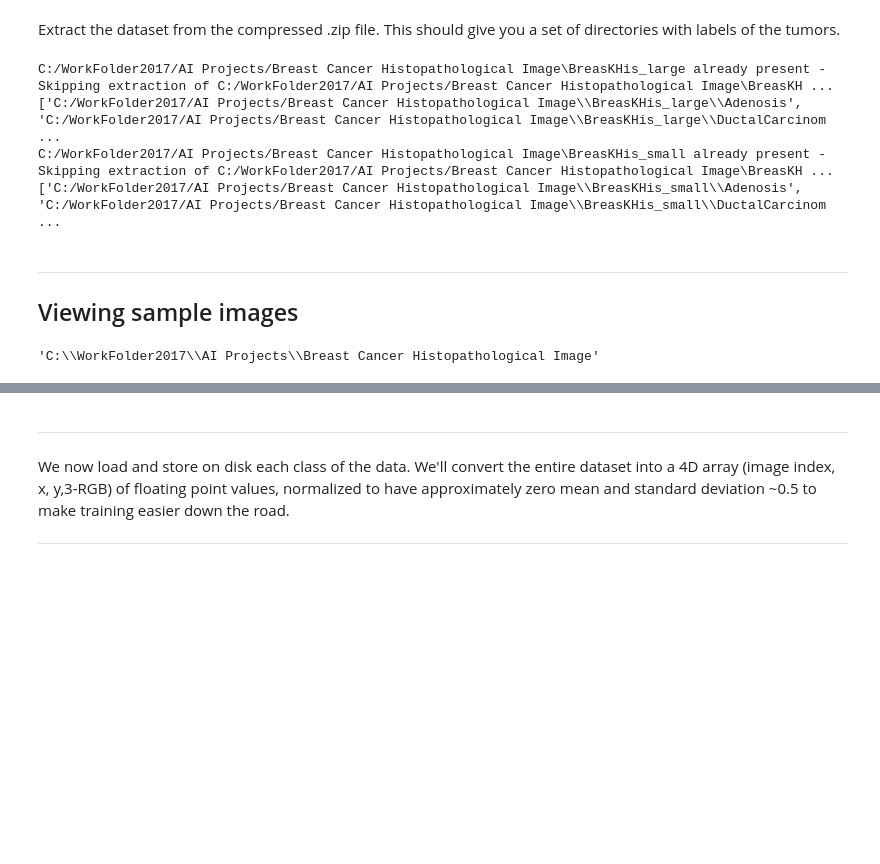
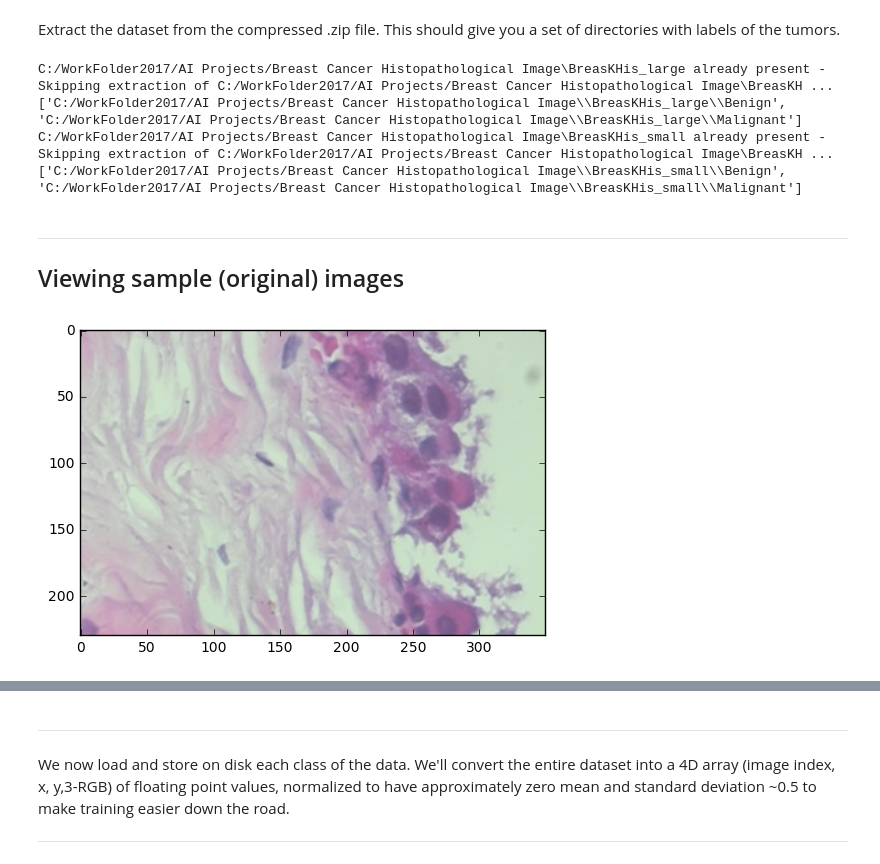
Before and after one commit to WedamN/Breast_Cancer_Image_Recognition, a Jupyter notebook: DeepLearningBreasKHis.ipynb, the cells around one changed output, grey strips where cells are left out. Saved outputs shown, nothing was run; the diff lists cells and outputs as text; code cells hidden in the pictures; blank space fills up the shorter version.

```diff
--- a/DeepLearningBreasKHis.ipynb
+++ b/DeepLearningBreasKHis.ipynb
@@ -74,7 +74,7 @@ Found and verified C:/WorkFolder2017/AI Projects/Breast Cancer Histopathological
 # %% [markdown]
 Extract the dataset from the compressed .zip file. This should give you a set of directories with labels of the tumors.
 # %%
-num_classes = 8
+num_classes = 2
 np.random.seed(133)
 
 def maybe_extract(filename, force=False):
@@ -102,15 +102,11 @@ train_folders = maybe_extract(train_filename)
 test_folders = maybe_extract(test_filename)
 # %% [output]
 C:/WorkFolder2017/AI Projects/Breast Cancer Histopathological Image\BreasKHis_large already present - Skipping extraction of C:/WorkFolder2017/AI Projects/Breast Cancer Histopathological Image\BreasKH ...
-['C:/WorkFolder2017/AI Projects/Breast Cancer Histopathological Image\\BreasKHis_large\\Adenosis', 'C:/WorkFolder2017/AI Projects/Breast Cancer Histopathological Image\\BreasKHis_large\\DuctalCarcinom ...
+['C:/WorkFolder2017/AI Projects/Breast Cancer Histopathological Image\\BreasKHis_large\\Benign', 'C:/WorkFolder2017/AI Projects/Breast Cancer Histopathological Image\\BreasKHis_large\\Malignant']
 C:/WorkFolder2017/AI Projects/Breast Cancer Histopathological Image\BreasKHis_small already present - Skipping extraction of C:/WorkFolder2017/AI Projects/Breast Cancer Histopathological Image\BreasKH ...
-['C:/WorkFolder2017/AI Projects/Breast Cancer Histopathological Image\\BreasKHis_small\\Adenosis', 'C:/WorkFolder2017/AI Projects/Breast Cancer Histopathological Image\\BreasKHis_small\\DuctalCarcinom ...
+['C:/WorkFolder2017/AI Projects/Breast Cancer Histopathological Image\\BreasKHis_small\\Benign', 'C:/WorkFolder2017/AI Projects/Breast Cancer Histopathological Image\\BreasKHis_small\\Malignant']
 # %% [markdown]
 -----
 
-Viewing sample images
+Viewing sample (original) images
 ---
-# %%
-os.getcwd()
-# %% [output]
-'C:\\WorkFolder2017\\AI Projects\\Breast Cancer Histopathological Image'
@@ -119,0 +113,8 @@ Image(filename='BreasKHis_large/Adenosis/SOB_B_A-14-22549AB-400-001.png')
+# %%
+# A sample benign (Adenosis) image
+import matplotlib.image as mpimg
+image = mpimg.imread('BreasKHis_large/Benign/SOB_B_A-14-22549AB-400-001.png')
+plt.imshow(image)
+plt.show()
+# %% [output]
+[figure, added]
```
Also changed, not shown: parts of 39 cells of this notebook.
